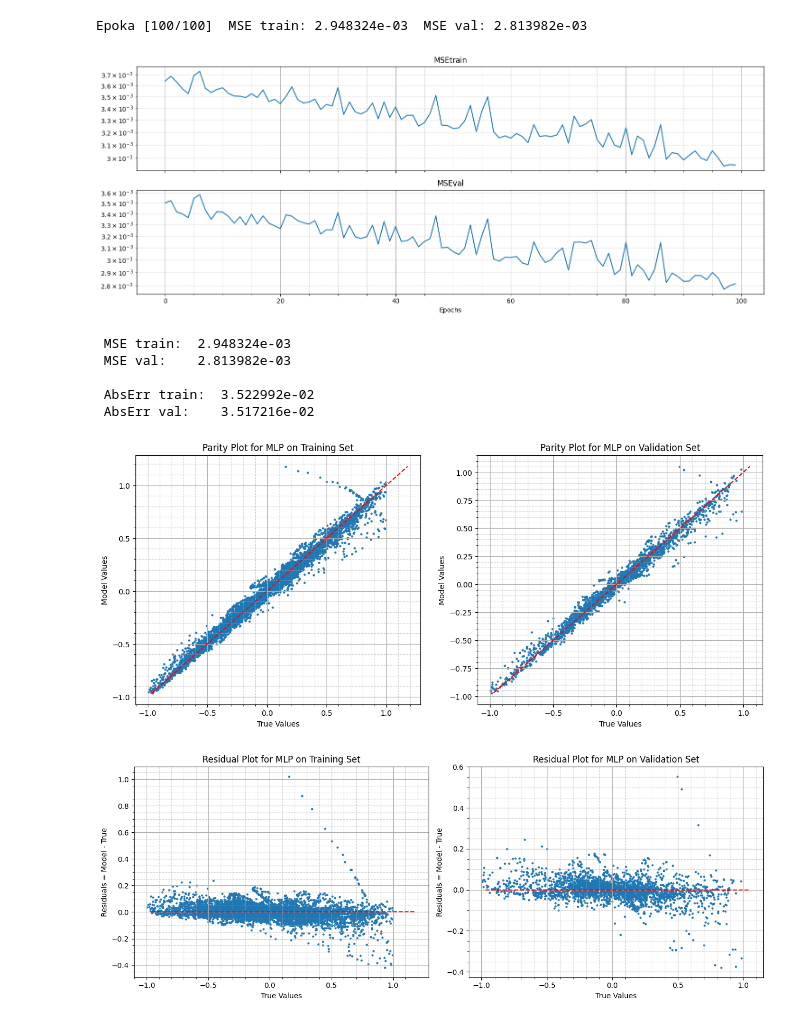
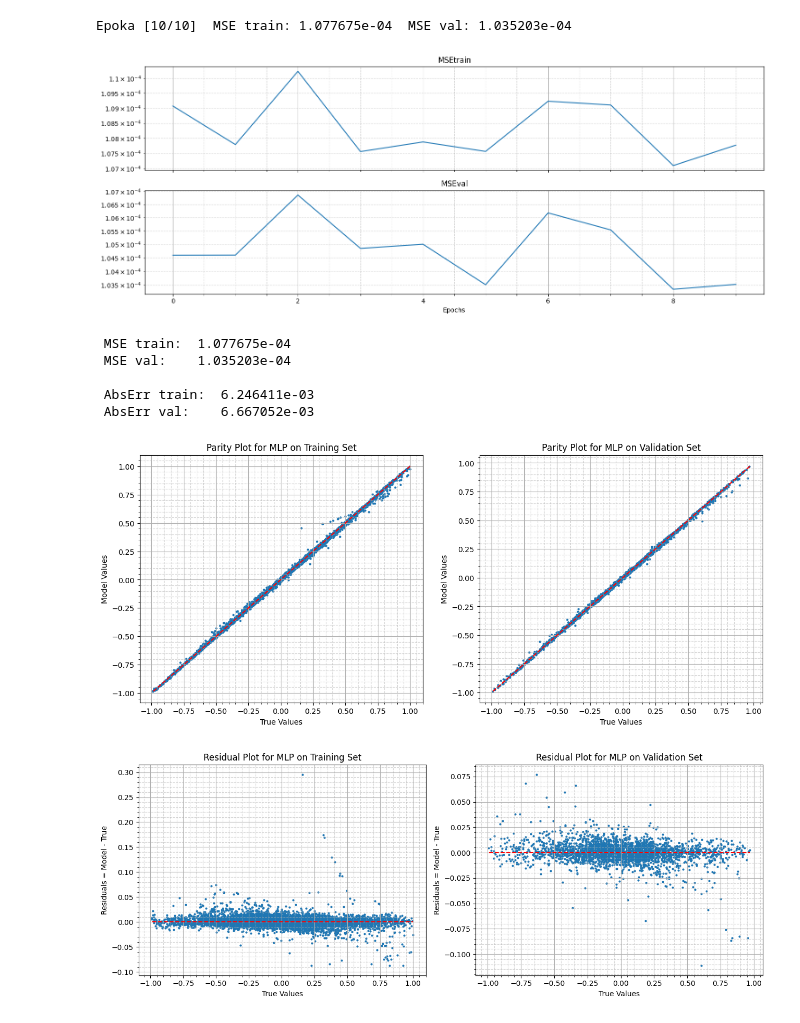
Before and after one commit to antonimarczuk123/NumericalPy, a Jupyter notebook: NeuralNetworksV1/NN.ipynb, the cells around one changed output. Cells and saved outputs as stored; diff of their text form; code cells hidden in the pictures.

```diff
--- a/NeuralNetworksV1/NN.ipynb
+++ b/NeuralNetworksV1/NN.ipynb
@@ -12,7 +14,7 @@ import matplotlib.pyplot as plt
 Fun = lambda x: np.sin(2 * x[0, :] + x[1, :]) / np.exp(0.2 * x[1, :])
 
 n_inputs = 2 # liczba wejść
-n_hidden = 200 # liczba neuronów ukrytych
+n_hidden = 1000 # liczba neuronów ukrytych
 n_outputs = 1 # liczba wyjść
 
 n_train = 9000 # liczba próbek uczących
@@ -32,7 +34,7 @@ X_val = (X_val - X_min) / (X_max - X_min)  # Przeskalowanie do [0, 1]
 
 # Wczytaj zapisane wagi modelu oraz poprzednie kierunki minimalizacji
 
-data = np.load("weights_300_hidden.npz")
+data = np.load(f"weights_({n_hidden})_hidden.npz")
 
 b1 = data['b1']
 W1 = data['W1']
@@ -63,10 +65,10 @@ p_W2_old = data['p_W2_old']
 # p_W2_old = np.zeros((n_outputs, n_hidden))
 # %%
 
-max_epochs = 100 # maksymalna liczba epok
+max_epochs = 10 # maksymalna liczba epok
 learning_rate = 0.01 # współczynnik uczenia
 momentum = 0.9 # współczynnik momentum
-mb_size = 50 # rozmiar mini-batcha
+mb_size = 500 # rozmiar mini-batcha
 
 
 # deklaracja potrzebnych tablic
@@ -135,7 +137,7 @@ for i in range(max_epochs):
         dE_db1 = np.mean(dL1, axis=1, keepdims=True)
         dE_dW1 = (dL1 @ X.T) / mb_size
 
-        # Aktualizacja z momentum
+        # Aktualizacja kierunków
         p_b2 = (1 - momentum) * dE_db2 + momentum * p_b2_old
         p_W2 = (1 - momentum) * dE_dW2 + momentum * p_W2_old
         p_b1 = (1 - momentum) * dE_db1 + momentum * p_b1_old
@@ -156,34 +158,34 @@ for i in range(max_epochs):
     MSEtrain = np.mean((b2 + W2 @ np.maximum(0, W1 @ X_train + b1) - Y_train) ** 2)
     MSEval = np.mean((b2 + W2 @ np.maximum(0, W1 @ X_val + b1) - Y_val) ** 2)
 
     MSEtrainTab[i] = MSEtrain
     MSEvalTab[i] = MSEval
 
     print(f"\rEpoka [{i+1}/{max_epochs}]  MSE train: {MSEtrain:.6e}  MSE val: {MSEval:.6e}", end='')
 
 
 # Wyświetlanie przebiegu uczenia
 
 fig1, (ax1, ax2) = plt.subplots(2, 1, figsize=(15, 6), sharex=True)
 
 ax1.plot(MSEtrainTab)
 ax1.set_yscale('log')
 ax1.set_title("MSEtrain")
 ax1.minorticks_on()  # włącza dodatkowe podziałki
 ax1.grid(True, which='major', linestyle='-')   # grubsze linie dla głównych
 ax1.grid(True, which='minor', linestyle='--', alpha=0.5)   # cieńsze dla pomocniczych
 
 ax2.plot(MSEvalTab)
 ax2.set_yscale('log')
 ax2.set_title("MSEval")
 ax2.set_xlabel("Epochs")
 ax2.minorticks_on()  # włącza dodatkowe podziałki
 ax2.grid(True, which='major', linestyle='-')   # grubsze linie dla głównych
 ax2.grid(True, which='minor', linestyle='--', alpha=0.5)   # cieńsze dla pomocniczych
 
 plt.tight_layout() # ładniej wyglądają wykresy
 # %% [output]
-Epoka [100/100]  MSE train: 2.948324e-03  MSE val: 2.813982e-03
+Epoka [10/10]  MSE train: 1.077675e-04  MSE val: 1.035203e-04
-[figure, old version]
+[figure, new version]
 # %%
 # Zapisanie wyznaczonych wag modelu
@@ -254,13 +257,13 @@ ax2.grid(True, which='minor', linestyle='--', alpha=0.5)   # cieńsze dla pomocn
 
 plt.tight_layout() # ładniej wyglądają wykresy
 # %% [output]
- MSE train:  2.948324e-03
- MSE val:    2.813982e-03
+ MSE train:  1.077675e-04
+ MSE val:    1.035203e-04
 
- AbsErr train:  3.522992e-02
- AbsErr val:    3.517216e-02
+ AbsErr train:  6.246411e-03
+ AbsErr val:    6.667052e-03
-[figure, old version]
+[figure, new version]
-[figure, old version]
+[figure, new version]
 # %%
 # --- Douczenie wag drugiej warstwy metodą ELM ---
 
```
Also changed, not shown: parts of 3 cells of this notebook, 5 other files.
